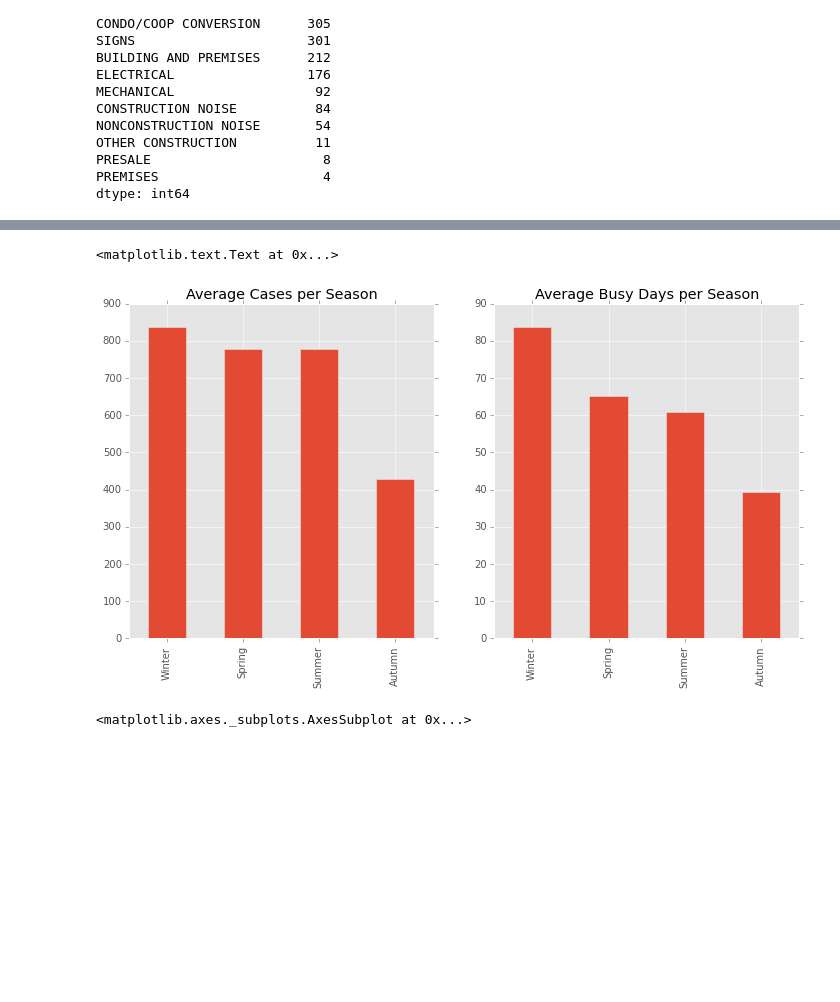
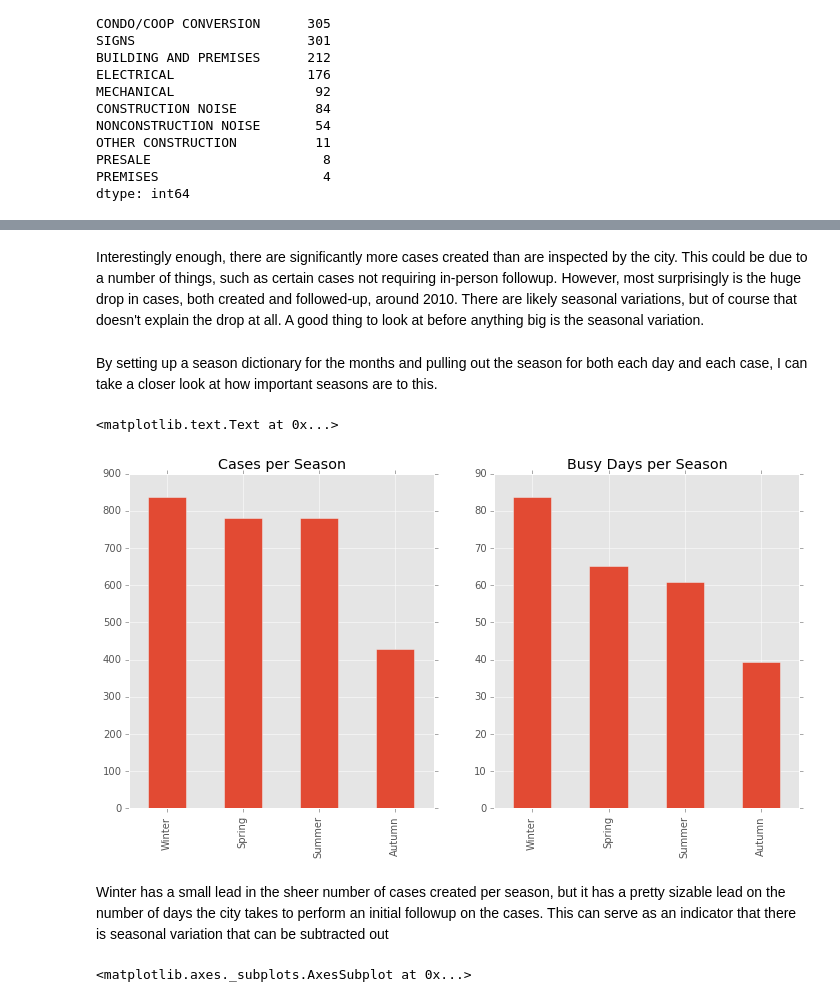
Before and after one commit to RaySSharma/code-violations-seattle, a Jupyter notebook: CodeViolationsSeattle.ipynb, the cells around one changed output, grey strips where cells are left out. Cells and saved outputs as stored; diff of their text form; code cells hidden in the pictures; blank space fills up the shorter version.

```diff
--- a/CodeViolationsSeattle.ipynb
+++ b/CodeViolationsSeattle.ipynb
@@ -4,7 +25,6 @@
 import pandas as pd
 import numpy as np
 import matplotlib.pyplot as plt
-plt.style.use('ggplot')
+plt.style.use('ggplot') #Matplotlib 'ggplot' style sheet for all subsequent plots
 
-violations = pd.read_csv('violations.csv', header=0, parse_dates=True)
-violations = data.dropna(subset=['Latitude','Longitude'])
+violations = pd.read_csv('violations.csv', header=0)
@@ -72,18 +98,26 @@ inspections.resample('A',how='sum').plot(ax=axes[1]).set_title('Cases per Year')
+# %% [markdown]
+Interestingly enough, there are significantly more cases created than are inspected by the city. This could be due to a number of things, such as certain cases not requiring in-person followup.
+However, most surprisingly is the huge drop in cases, both created and followed-up, around 2010. There are likely seasonal variations, but of course that doesn't explain the drop at all.
+A good thing to look at before anything big is the seasonal variation.
+# %% [markdown]
+By setting up a season dictionary for the months and pulling out the season for both each day and each case, I can take a closer look at how important seasons are to this.
 # %%
 SEASON = {1:'Winter', 2:'Winter', 3:'Winter', 4:'Spring', 5:'Spring', 6:'Spring',
           7:'Summer', 8:'Summer', 9:'Summer', 10:'Autumn', 11:'Autumn', 12:'Winter'}
 
-case_seasons = pd.Series([SEASON[i] for i in case_dates.month])
-all_seasons = pd.Series([SEASON[i] for i in pd.DatetimeIndex(violations['Date Case Created']).month])
+day_seasons = pd.Series([SEASON[i] for i in case_dates.month])
+case_seasons = pd.Series([SEASON[i] for i in pd.DatetimeIndex(violations['Date Case Created']).month])
 # %%
 fig, axes = plt.subplots(nrows=1, ncols=2, figsize=(12,6))
-(all_seasons.value_counts() / 12.).plot(kind='bar', ax=axes[0])
-(case_seasons.value_counts() / 12.).plot(kind='bar', ax=axes[1])
-axes[1].set_title('Average Busy Days per Season')
-axes[0].set_title('Average Cases per Season')
+(case_seasons.value_counts() / 12.).plot(kind='bar', ax=axes[0])
+(day_seasons.value_counts() / 12.).plot(kind='bar', ax=axes[1])
+axes[1].set_title('Busy Days per Season')
+axes[0].set_title('Cases per Season')
 # %% [output]
 <matplotlib.text.Text at 0x...>
-[figure, old version]
+[figure, new version]
+# %% [markdown]
+Winter has a small lead in the sheer number of cases created per season, but it has a pretty sizable lead on the number of days the city takes to perform an initial followup on the cases. This can serve as an indicator that there is seasonal variation that can be subtracted out
 # %%
 WEEKDAY = {0:'Mon', 1:'Tue', 2:'Wed', 3:'Thu',
             4:'Fri', 5:'Sat', 6:'Sun'}
```
Also changed, not shown: parts of 24 cells of this notebook.
